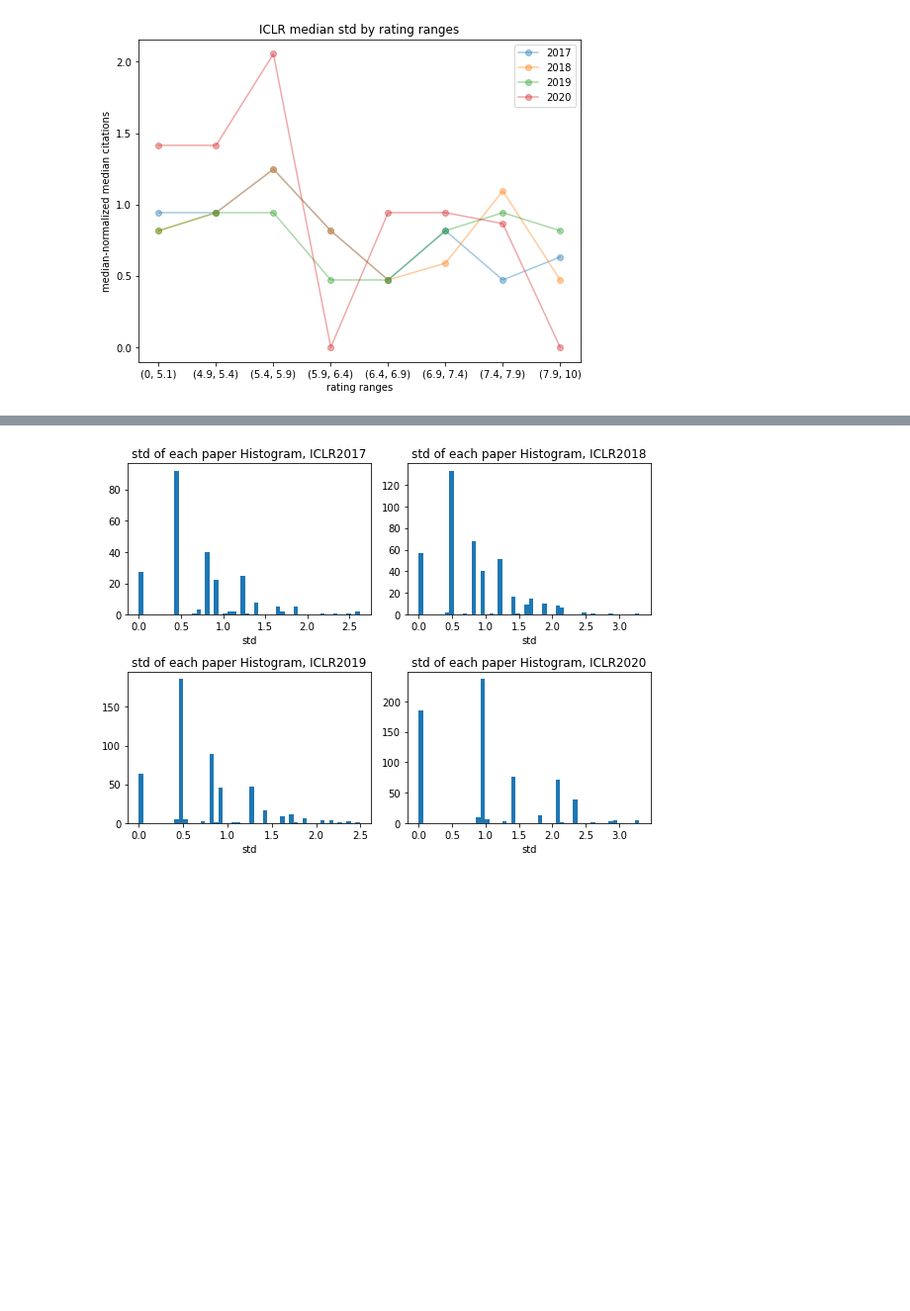
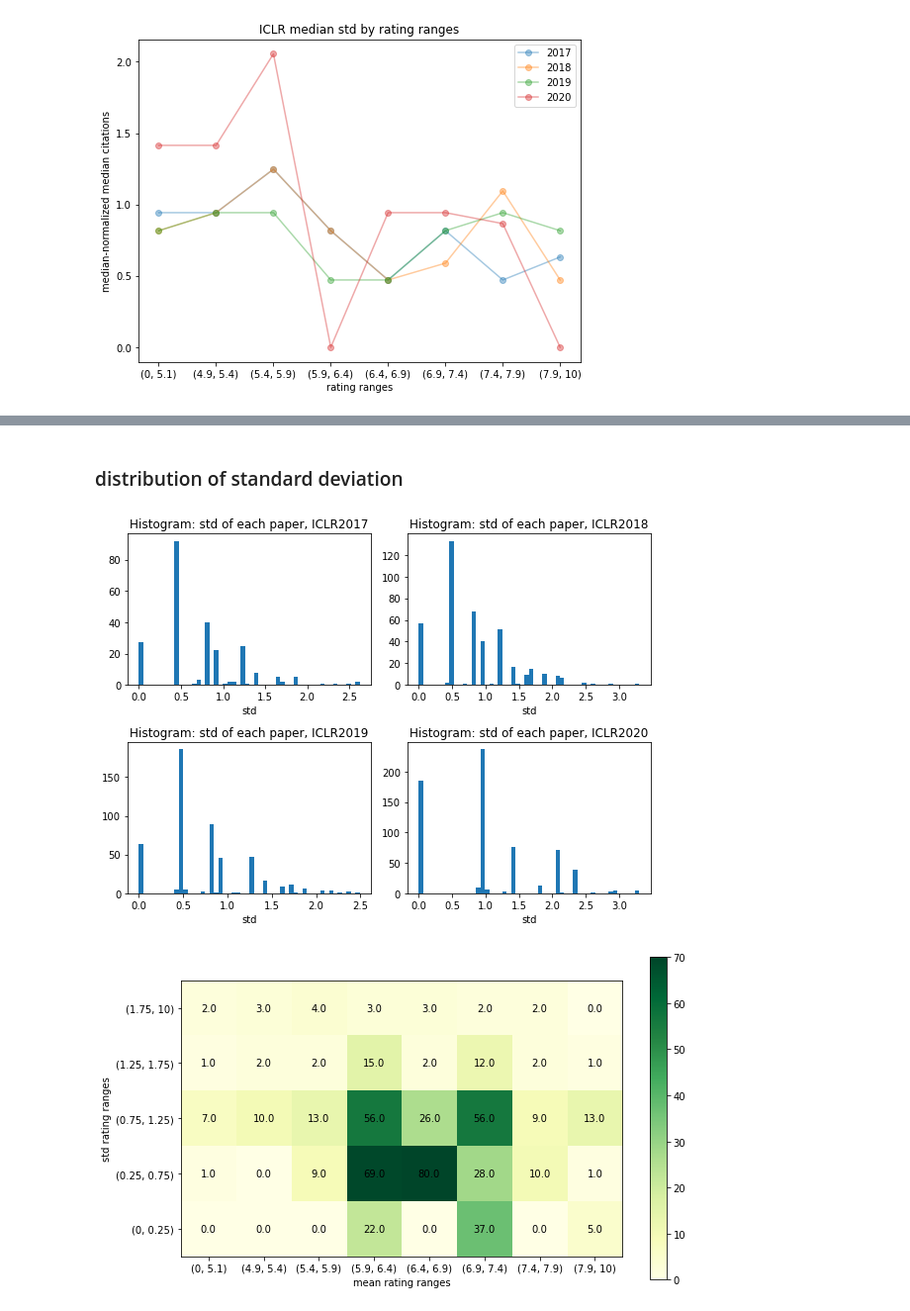
Before and after one commit to isingmodel/openreview_ratings_vs_citations, a Jupyter notebook: analysis_ipynb/test_analysis_22_04_29.ipynb, the cells around one changed output, grey strips where cells are left out. Shown at 99% size. Saved outputs shown, nothing was run; the diff lists cells and outputs as text; code cells hidden in the pictures; blank space fills up the shorter version.

```diff
--- a/analysis_ipynb/test_analysis_22_04_29.ipynb
+++ b/analysis_ipynb/test_analysis_22_04_29.ipynb
@@ -139,3 +156,5 @@ plt.show()
+# %% [markdown]
+### distribution of standard deviation
 # %%
 plt.figure(figsize=(8, 6))
 for idx, df in enumerate(dfs):
@@ -144,9 +163,9 @@ for idx, df in enumerate(dfs):
     std = np.sqrt(df.var_rating)
     plt.hist(std, bins=50)
     plt.xlabel("std")
-    plt.title(f"std of each paper Histogram, ICLR{names[idx]}")
+    plt.title(f"Histogram: std of each paper, ICLR{names[idx]}")
 #     plt.xlim(0, 4000)
 plt.tight_layout()
 plt.show()
 # %% [output]
-[figure, old version]
+[figure, new version]
@@ -154,0 +172,63 @@ std_ranges = [(-0.1,0.25), (0.25,0.75), (0.25,0.75),  (0.75,1.25),  (1.25,1.75),
+# %%
+std_rating_bins = [(0,0.25), (0.25,0.75),  (0.75,1.25),  (1.25,1.75),(1.75, 10)]
+mean_rating_bins = [(0, 5.1), (4.9, 5.4), (5.4, 5.9), (5.9, 6.4), (6.4, 6.9), (6.9, 7.4), (7.4, 7.9), (7.9, 10)]
+
+df = dfs[2]
+n_fraction = np.zeros((len(std_rating_bins), len(mean_rating_bins)))
+
+for i, std_bin in enumerate(std_rating_bins):
+    for j, mean_bin in enumerate(mean_rating_bins):
+        df_filtered = df.loc[(df.std_rating >= std_bin[0]) & \
+                             (df.std_rating < std_bin[1]) & \
+                             (df.mean_rating >= mean_bin[0]) & \
+                             (df.mean_rating < mean_bin[1])]
+
+        n_fraction[i, j] = len(df_filtered)
+
+
+size_x = len(mean_rating_bins)
+size_y = len(std_rating_bins)
+data = n_fraction
+
+# Limits for the extent
+x_start = 0
+x_end = 16
+y_start = 0
+y_end = 10
+
+extent = [x_start, x_end, y_start, y_end]
+
+
+levels = np.linspace(0,60,21)
+
+
+# The normal figure
+fig = plt.figure(figsize=(10, 6))
+ax = fig.add_subplot(111)
+im = ax.imshow(data, extent=extent, origin='lower',
+               interpolation='None', cmap='YlGn',
+               vmin=0, vmax=70)
+
+
+# Add the text
+jump_x = (x_end - x_start) / (2.0 * size_x)
+jump_y = (y_end - y_start) / (2.0 * size_y)
+x_positions = np.linspace(start=x_start, stop=x_end, num=size_x, endpoint=False)
+y_positions = np.linspace(start=y_start, stop=y_end, num=size_y, endpoint=False)
+
+for y_index, y in enumerate(y_positions):
+    for x_index, x in enumerate(x_positions):
+        label = data[y_index, x_index]
+        text_x = x + jump_x
+        text_y = y + jump_y
+        ax.text(text_x, text_y, label, color='black', ha='center', va='center')
+
+fig.colorbar(im)
+plt.xticks(range(1, 16, 2), mean_rating_bins)
+plt.xlabel("mean rating ranges")
+plt.yticks(range(1, 10, 2), std_rating_bins)
+plt.ylabel("std rating ranges")
+
+plt.show()
+# %% [output]
+[figure, added]
```
Also changed, not shown: parts of 17 cells of this notebook, 2 other files.
